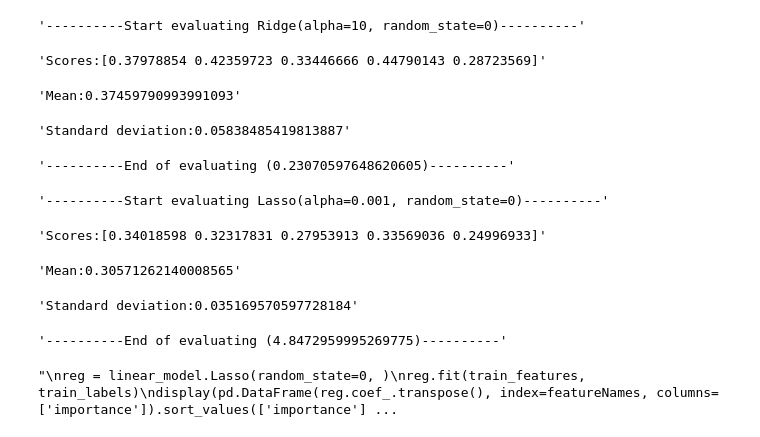
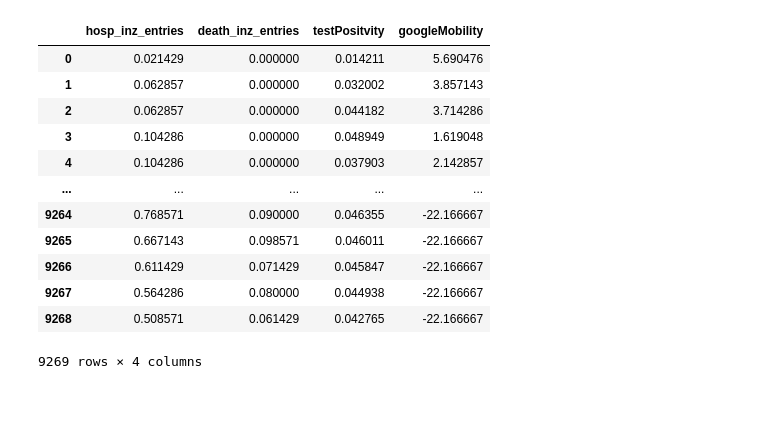
Before and after one commit to ratschlab/projects2021-bsc-thesis-scherer, a Jupyter notebook: MLModel.ipynb, the cells around one changed output. Drawn from its saved outputs; the diff is of its cells as text; code cells hidden in the pictures; blank space fills up the shorter version.

```diff
--- a/MLModel.ipynb
+++ b/MLModel.ipynb
@@ -212,66 +204,46 @@ test_labels.to_csv('test_labels.csv', index=False)
 # %%
 # output log file
 from sklearn.pipeline import Pipeline
 from sklearn.ensemble import RandomForestRegressor
 from sklearn import linear_model
 from sklearn import svm
 from sklearn.model_selection import cross_validate
 from sklearn.model_selection import cross_val_score
+from sklearn.model_selection import GridSearchCV
 from sklearn.preprocessing import StandardScaler
+from sklearn.preprocessing import MinMaxScaler
 from sklearn.neural_network import MLPRegressor
 import lightgbm as lightgbm
+import xgboost as xgb
 
 
 
 start = time.time()
 train_features = pd.read_csv('train_features.csv')
 train_labels = pd.read_csv('train_labels.csv')
 test_features = pd.read_csv('test_features.csv')
 test_labels = pd.read_csv('test_labels.csv')
 
 
 
-pip = Pipeline([('std_scaler', StandardScaler())])
+#pip = Pipeline([('std_scaler', StandardScaler())])
+pip = Pipeline([('minmax_scaler', MinMaxScaler())])
 featureNames = train_features.columns
 train_features = pip.fit_transform(train_features)
-train_labels = pip.fit_transform(train_labels[['hosp_inz_entries']]) #'death_inz_entries','testPositvity','googleMobility'
+cv = 5
 
-#linear_model.Ridge(random_state=0),,svm.SVR(),
- #           MLPRegressor(random_state=0),RandomForestRegressor(random_state=0),
-#    , linear_model.Ridge(random_state=0),svm.SVR(),
-#, linear_model.Lasso(random_state=0),svm.SVR()
-
-outF = open("output.txt", "w")
-
-for reg in [linear_model.Ridge(random_state=0, alpha=10),linear_model.Lasso(random_state=0, alpha=0.001)]:
-    start = time.time()
-    display("----------Start evaluating "+str(reg)+"----------")
-    scores = cross_val_score(reg, train_features, train_labels, scoring="neg_mean_squared_error", cv=5, n_jobs=-1)
-    scores = np.sqrt(-scores)
-    display("Scores:"+str(scores))
-    #display(scores)
-    display("Mean:"+str(scores.mean()))
-    #display(scores.mean())
-    display("Standard deviation:"+str(scores.std()))
-    #display(scores.std())
-    display("----------End of evaluating (%s)----------" % (time.time() - start))
-'''
-reg = linear_model.Lasso(random_state=0, )
-reg.fit(train_features, train_labels)
-display(pd.DataFrame(reg.coef_.transpose(), index=featureNames, columns=['importance']).sort_values(['importance'], ascending=False))
-'''
-
-#lightgbm = lightgbm.LGBMRegressor().fit(pd.DataFrame(train_features),train_labels)
-#display(pd.DataFrame(lightgbm.feature_importances_, index=featureNames, columns=['importance']).sort_values(['importance'], ascending=False))
+display(train_labels)
 # %% [output]
+|  | hosp_inz_entries | death_inz_entries | testPositvity | googleMobility |
+| 0 | 0.021429 | 0.000000 | 0.014211 | 5.690476 |
+| 1 | 0.062857 | 0.000000 | 0.032002 | 3.857143 |
+| 2 | 0.062857 | 0.000000 | 0.044182 | 3.714286 |
+| 3 | 0.104286 | 0.000000 | 0.048949 | 1.619048 |
+| 4 | 0.104286 | 0.000000 | 0.037903 | 2.142857 |
+| ... | ... | ... | ... | ... |
+| 9264 | 0.768571 | 0.090000 | 0.046355 | -22.166667 |
+| 9265 | 0.667143 | 0.098571 | 0.046011 | -22.166667 |
+| 9266 | 0.611429 | 0.071429 | 0.045847 | -22.166667 |
+| 9267 | 0.564286 | 0.080000 | 0.044938 | -22.166667 |
+| 9268 | 0.508571 | 0.061429 | 0.042765 | -22.166667 |
-'----------Start evaluating Ridge(alpha=10, random_state=0)----------'
+9269 rows × 4 columns
-'Scores:[0.37978854 0.42359723 0.33446666 0.44790143 0.28723569]'
-'Mean:0.37459790993991093'
-'Standard deviation:0.05838485419813887'
-'----------End of evaluating (0.23070597648620605)----------'
-'----------Start evaluating Lasso(alpha=0.001, random_state=0)----------'
-'Scores:[0.34018598 0.32317831 0.27953913 0.33569036 0.24996933]'
-'Mean:0.30571262140008565'
-'Standard deviation:0.035169570597728184'
-'----------End of evaluating (4.8472959995269775)----------'
-"\nreg = linear_model.Lasso(random_state=0, )\nreg.fit(train_features, train_labels)\ndisplay(pd.DataFrame(reg.coef_.transpose(), index=featureNames, columns=['importance']).sort_values(['importance'] ...
```
Also changed, not shown: parts of 10 cells of this notebook.
